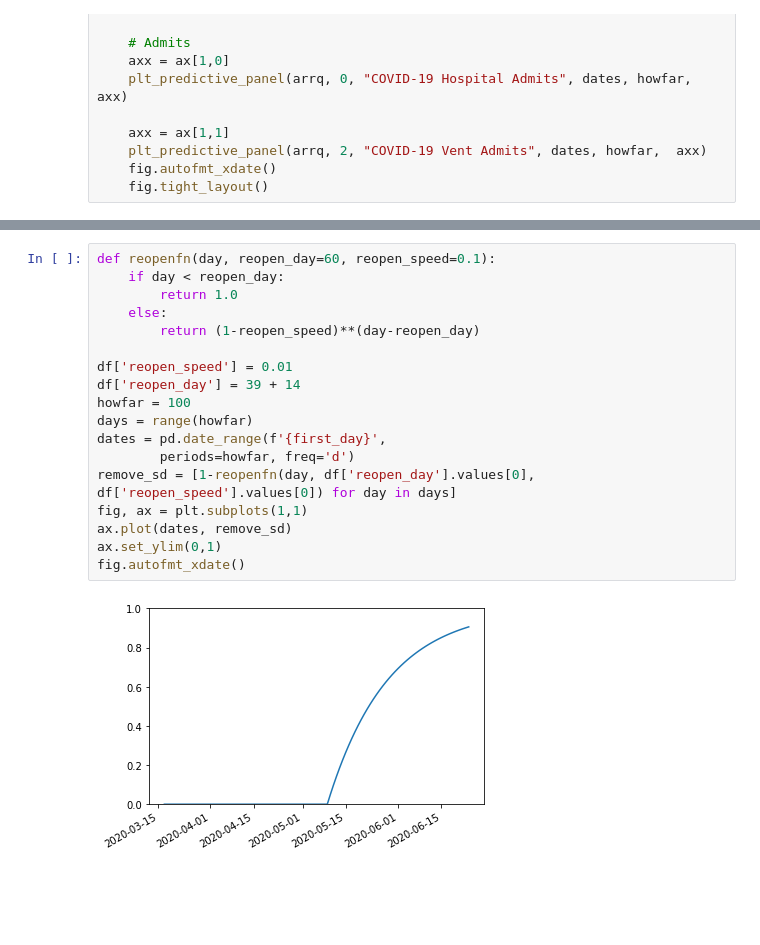
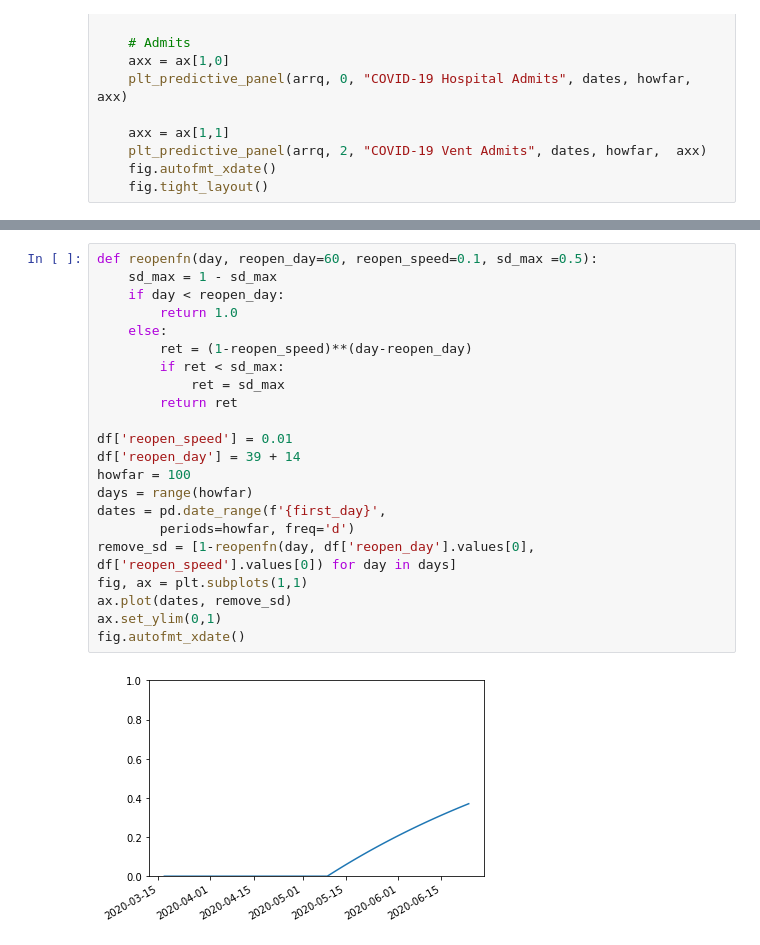
Before and after one commit to Big-Life-Lab/chime_sims-1, a Jupyter notebook: notebooks/Reopening_OTT.ipynb, the cells around one changed output, grey strips where cells are left out. Saved outputs shown, nothing was run; the diff lists cells and outputs as text; blank space fills up the shorter version.

```diff
--- a/notebooks/Reopening_OTT.ipynb
+++ b/notebooks/Reopening_OTT.ipynb
@@ -110,23 +110,27 @@ plt_predictive(100, df = df)
 # %%
-def reopenfn(day, reopen_day=60, reopen_speed=0.1):
+def reopenfn(day, reopen_day=60, reopen_speed=0.1, sd_max =0.5):
+    sd_max = 1 - sd_max
     if day < reopen_day:
         return 1.0
     else:
-        return (1-reopen_speed)**(day-reopen_day)
+        ret = (1-reopen_speed)**(day-reopen_day)
+        if ret < sd_max:
+            ret = sd_max
+        return ret
 
 df['reopen_speed'] = 0.01
 df['reopen_day'] = 39 + 14
 howfar = 100
 days = range(howfar)
 dates = pd.date_range(f'{first_day}',
         periods=howfar, freq='d')
 remove_sd = [1-reopenfn(day, df['reopen_day'].values[0], df['reopen_speed'].values[0]) for day in days]
 fig, ax = plt.subplots(1,1)
 ax.plot(dates, remove_sd)
 ax.set_ylim(0,1)
 fig.autofmt_xdate()
 # %% [output]
-[figure, old version]
+[figure, new version]
 # %%
 reopen_sims = {}
 reopen_on_days = [14,28,42]
```
Also changed, not shown: parts of 5 cells of this notebook.
